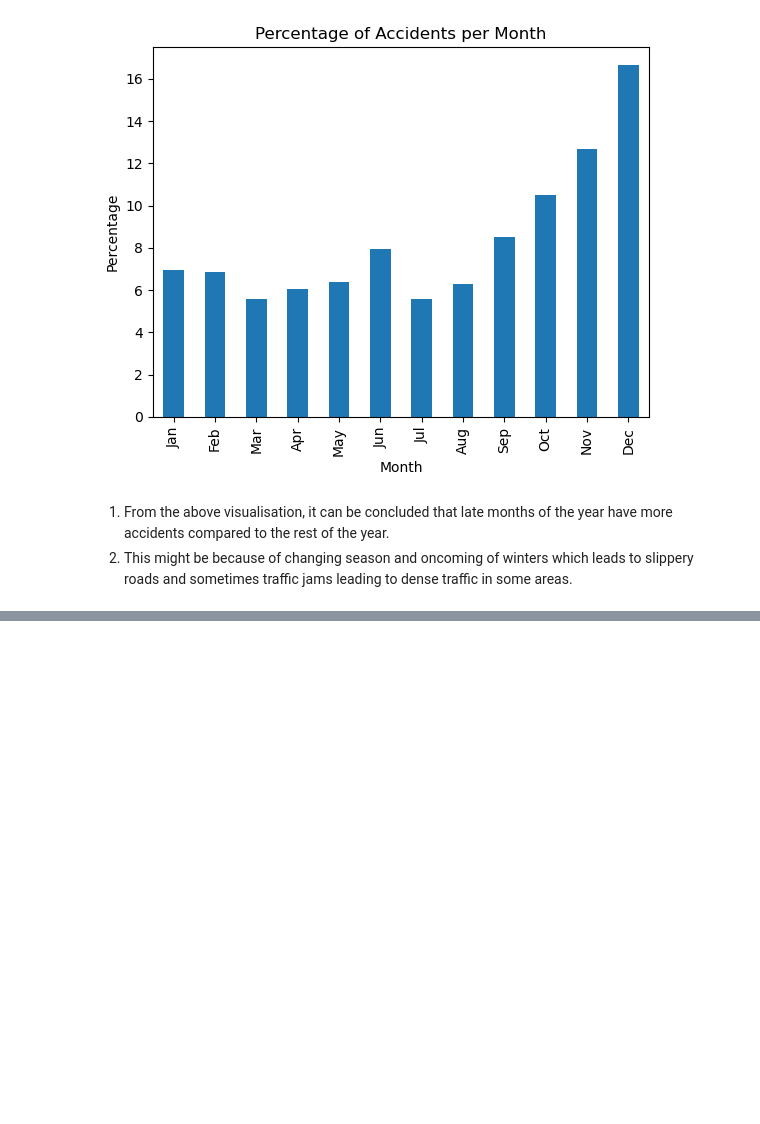
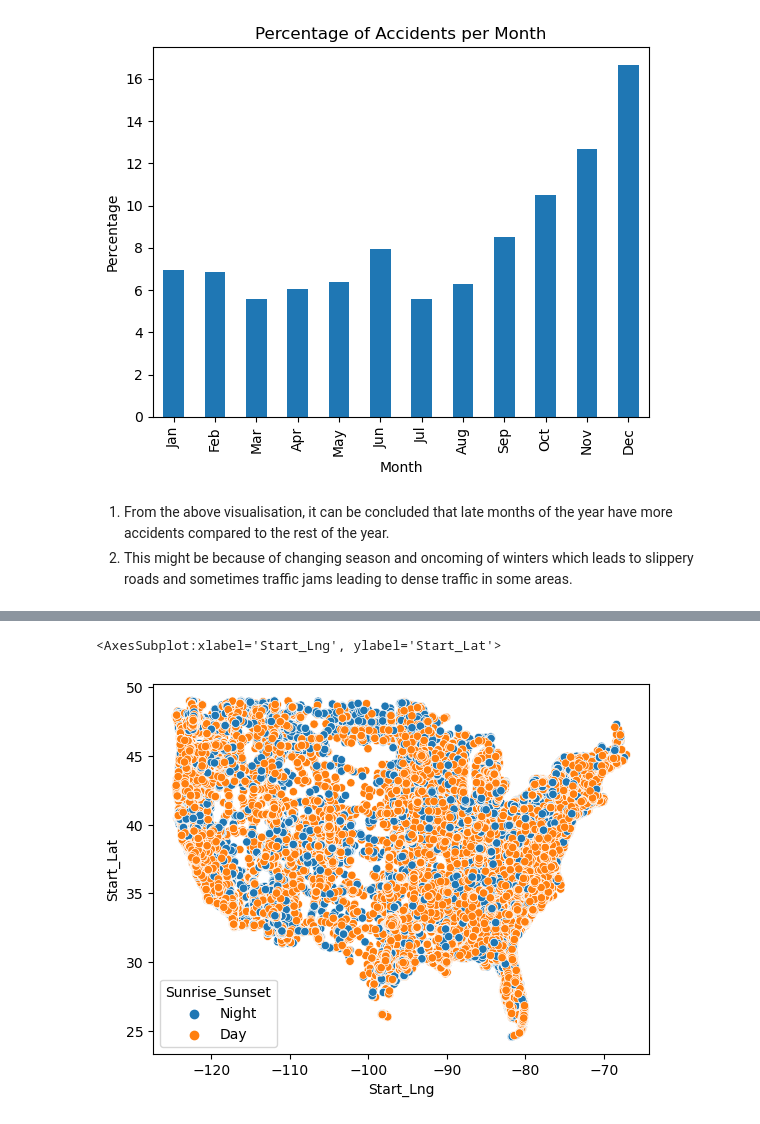
Before and after one commit to rajatmann/USA-Accident-Analysis, a Jupyter notebook: US Accidents Analysis.ipynb, the cells around one changed output, grey strips where cells are left out. Saved outputs shown, nothing was run; the diff lists cells and outputs as text; code cells hidden in the pictures; blank space fills up the shorter version.

```diff
--- a/US Accidents Analysis.ipynb
+++ b/US Accidents Analysis.ipynb
@@ -521,0 +576,5 @@ a.plot(kind = 'bar', xlabel = "Month", ylabel = 'Percentage', title = 'Percentag
+# %%
+sns.scatterplot(data = df, x = "Start_Lng" , y ="Start_Lat", hue = "Sunrise_Sunset")
+# %% [output]
+<AxesSubplot:xlabel='Start_Lng', ylabel='Start_Lat'>
+[figure, added]
```
Also changed, not shown: parts of 20 cells of this notebook.
